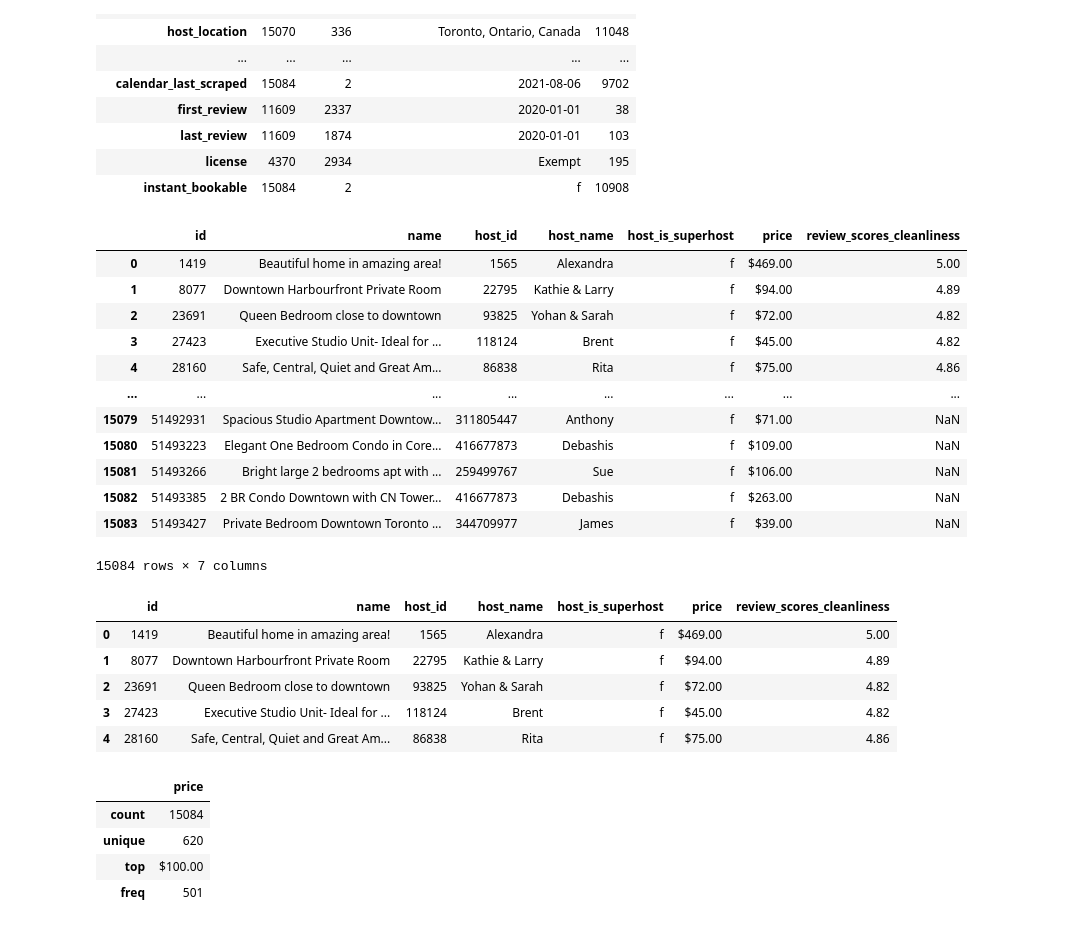
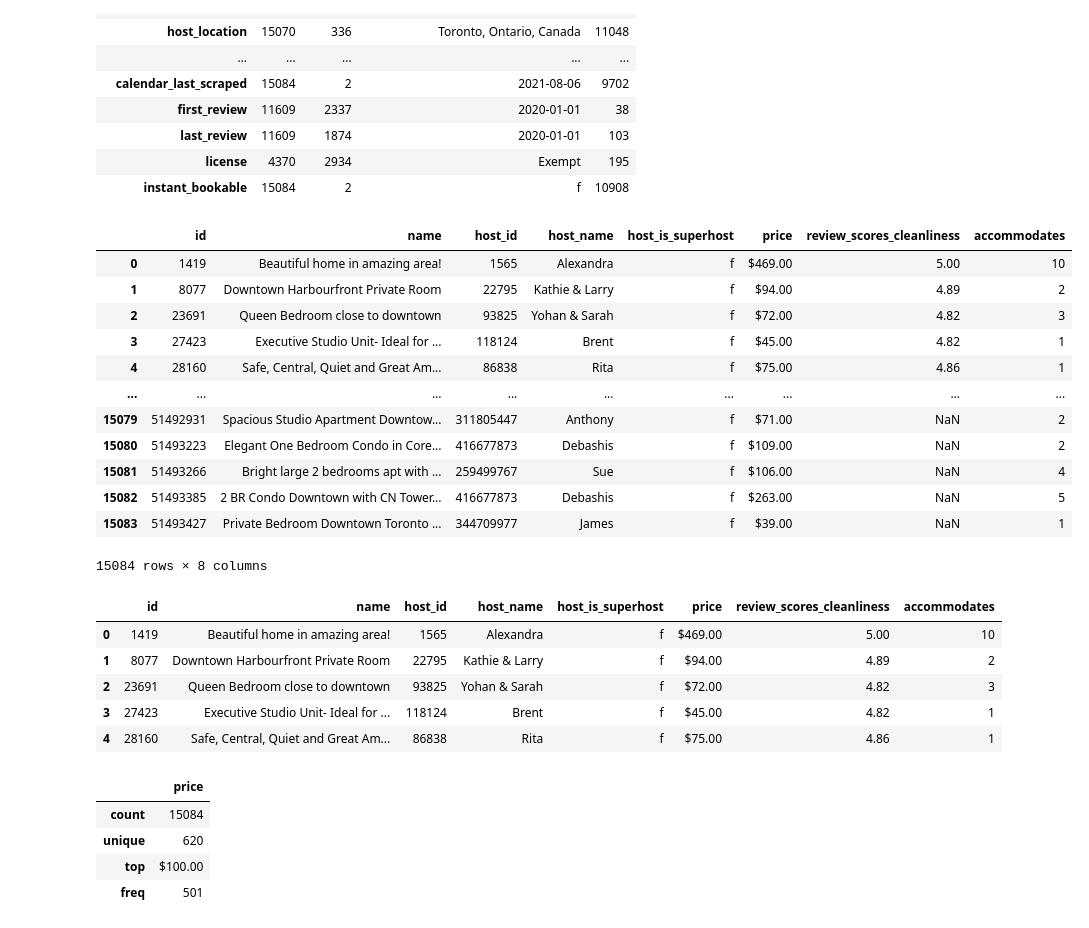
Before and after one commit to data301-2021-winter1/project-group11-project, a Jupyter notebook: notebooks/analysis1.ipynb, the cells around one changed output. Drawn from its saved outputs; the diff is of its cells as text; code cells hidden in the pictures.

```diff
--- a/notebooks/analysis1.ipynb
+++ b/notebooks/analysis1.ipynb
@@ -105,31 +111,31 @@ df.describe(include='object').T
 | license | 4370 | 2934 | Exempt | 195 |
 | instant_bookable | 15084 | 2 | f | 10908 |
 # %%
-df_temp = df[["id", 'name', 'host_id', 'host_name', 'host_is_superhost','price','review_scores_cleanliness']]
+df_temp = df[["id", 'name', 'host_id', 'host_name', 'host_is_superhost','price','review_scores_cleanliness','accommodates' ]]
 df_temp
 # %% [output]
-|  | id | name | host_id | host_name | host_is_superhost | price | review_scores_cleanliness |
-| 0 | 1419 | Beautiful home in amazing area! | 1565 | Alexandra | f | $469.00 | 5.00 |
-| 1 | 8077 | Downtown Harbourfront Private Room | 22795 | Kathie & Larry | f | $94.00 | 4.89 |
-| 2 | 23691 | Queen Bedroom close to downtown | 93825 | Yohan & Sarah | f | $72.00 | 4.82 |
-| 3 | 27423 | Executive Studio Unit- Ideal for ... | 118124 | Brent | f | $45.00 | 4.82 |
-| 4 | 28160 | Safe, Central, Quiet and Great Am... | 86838 | Rita | f | $75.00 | 4.86 |
-| ... | ... | ... | ... | ... | ... | ... | ... |
-| 15079 | 51492931 | Spacious Studio Apartment Downtow... | 311805447 | Anthony | f | $71.00 | NaN |
-| 15080 | 51493223 | Elegant One Bedroom Condo in Core... | 416677873 | Debashis | f | $109.00 | NaN |
-| 15081 | 51493266 | Bright large 2 bedrooms apt with ... | 259499767 | Sue | f | $106.00 | NaN |
-| 15082 | 51493385 | 2 BR Condo Downtown with CN Tower... | 416677873 | Debashis | f | $263.00 | NaN |
-| 15083 | 51493427 | Private Bedroom Downtown Toronto ... | 344709977 | James | f | $39.00 | NaN |
+|  | id | name | host_id | host_name | host_is_superhost | price | review_scores_cleanliness | accommodates |
+| 0 | 1419 | Beautiful home in amazing area! | 1565 | Alexandra | f | $469.00 | 5.00 | 10 |
+| 1 | 8077 | Downtown Harbourfront Private Room | 22795 | Kathie & Larry | f | $94.00 | 4.89 | 2 |
+| 2 | 23691 | Queen Bedroom close to downtown | 93825 | Yohan & Sarah | f | $72.00 | 4.82 | 3 |
+| 3 | 27423 | Executive Studio Unit- Ideal for ... | 118124 | Brent | f | $45.00 | 4.82 | 1 |
+| 4 | 28160 | Safe, Central, Quiet and Great Am... | 86838 | Rita | f | $75.00 | 4.86 | 1 |
+| ... | ... | ... | ... | ... | ... | ... | ... | ... |
+| 15079 | 51492931 | Spacious Studio Apartment Downtow... | 311805447 | Anthony | f | $71.00 | NaN | 2 |
+| 15080 | 51493223 | Elegant One Bedroom Condo in Core... | 416677873 | Debashis | f | $109.00 | NaN | 2 |
+| 15081 | 51493266 | Bright large 2 bedrooms apt with ... | 259499767 | Sue | f | $106.00 | NaN | 4 |
+| 15082 | 51493385 | 2 BR Condo Downtown with CN Tower... | 416677873 | Debashis | f | $263.00 | NaN | 5 |
+| 15083 | 51493427 | Private Bedroom Downtown Toronto ... | 344709977 | James | f | $39.00 | NaN | 1 |
-15084 rows × 7 columns
+15084 rows × 8 columns
 # %%
 df_temp.head()
 # %% [output]
-|  | id | name | host_id | host_name | host_is_superhost | price | review_scores_cleanliness |
-| 0 | 1419 | Beautiful home in amazing area! | 1565 | Alexandra | f | $469.00 | 5.00 |
-| 1 | 8077 | Downtown Harbourfront Private Room | 22795 | Kathie & Larry | f | $94.00 | 4.89 |
-| 2 | 23691 | Queen Bedroom close to downtown | 93825 | Yohan & Sarah | f | $72.00 | 4.82 |
-| 3 | 27423 | Executive Studio Unit- Ideal for ... | 118124 | Brent | f | $45.00 | 4.82 |
-| 4 | 28160 | Safe, Central, Quiet and Great Am... | 86838 | Rita | f | $75.00 | 4.86 |
+|  | id | name | host_id | host_name | host_is_superhost | price | review_scores_cleanliness | accommodates |
+| 0 | 1419 | Beautiful home in amazing area! | 1565 | Alexandra | f | $469.00 | 5.00 | 10 |
+| 1 | 8077 | Downtown Harbourfront Private Room | 22795 | Kathie & Larry | f | $94.00 | 4.89 | 2 |
+| 2 | 23691 | Queen Bedroom close to downtown | 93825 | Yohan & Sarah | f | $72.00 | 4.82 | 3 |
+| 3 | 27423 | Executive Studio Unit- Ideal for ... | 118124 | Brent | f | $45.00 | 4.82 | 1 |
+| 4 | 28160 | Safe, Central, Quiet and Great Am... | 86838 | Rita | f | $75.00 | 4.86 | 1 |
 # %%
  df_temp[['price']].describe(include="object")
 # %% [output]
```
Also changed, not shown: parts of 5 cells of this notebook, 2 other files.
